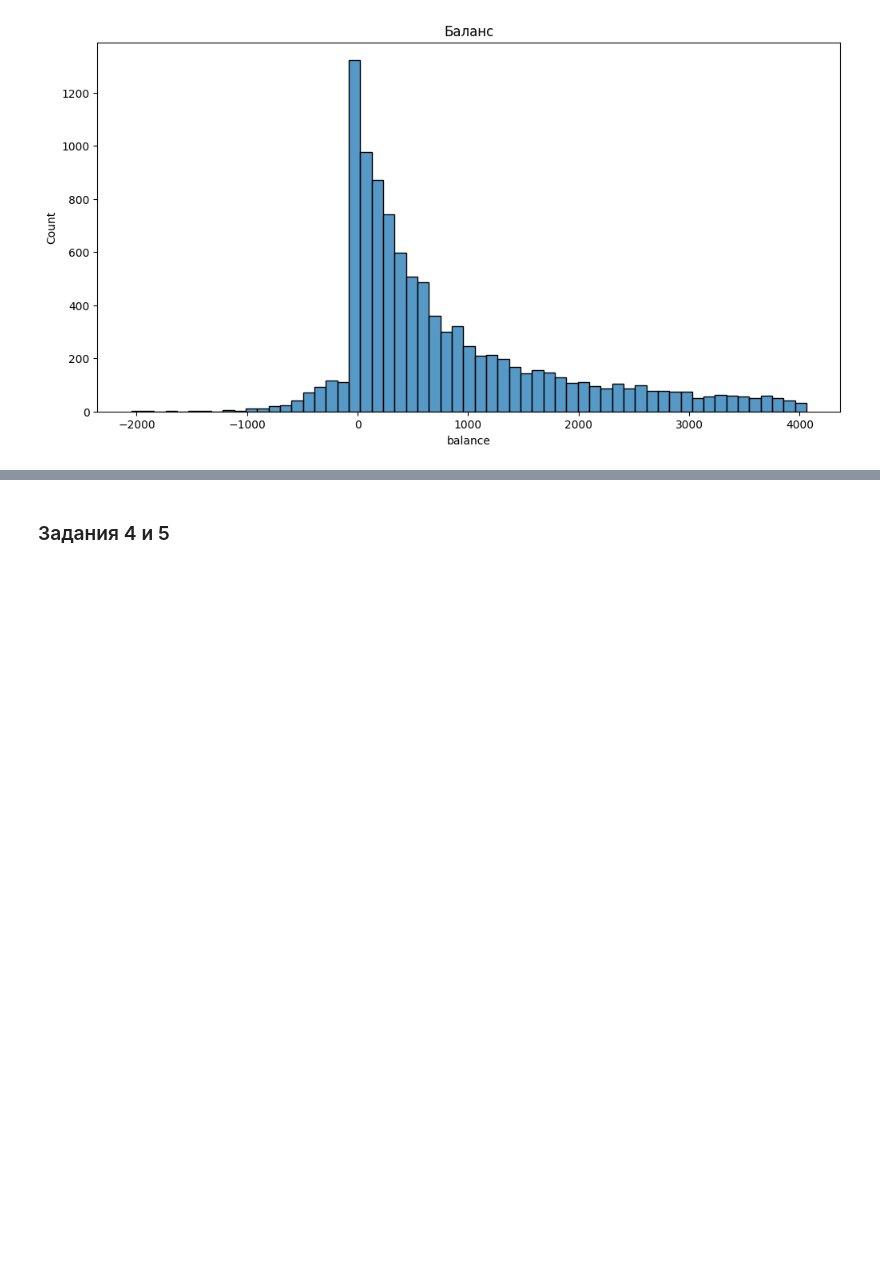
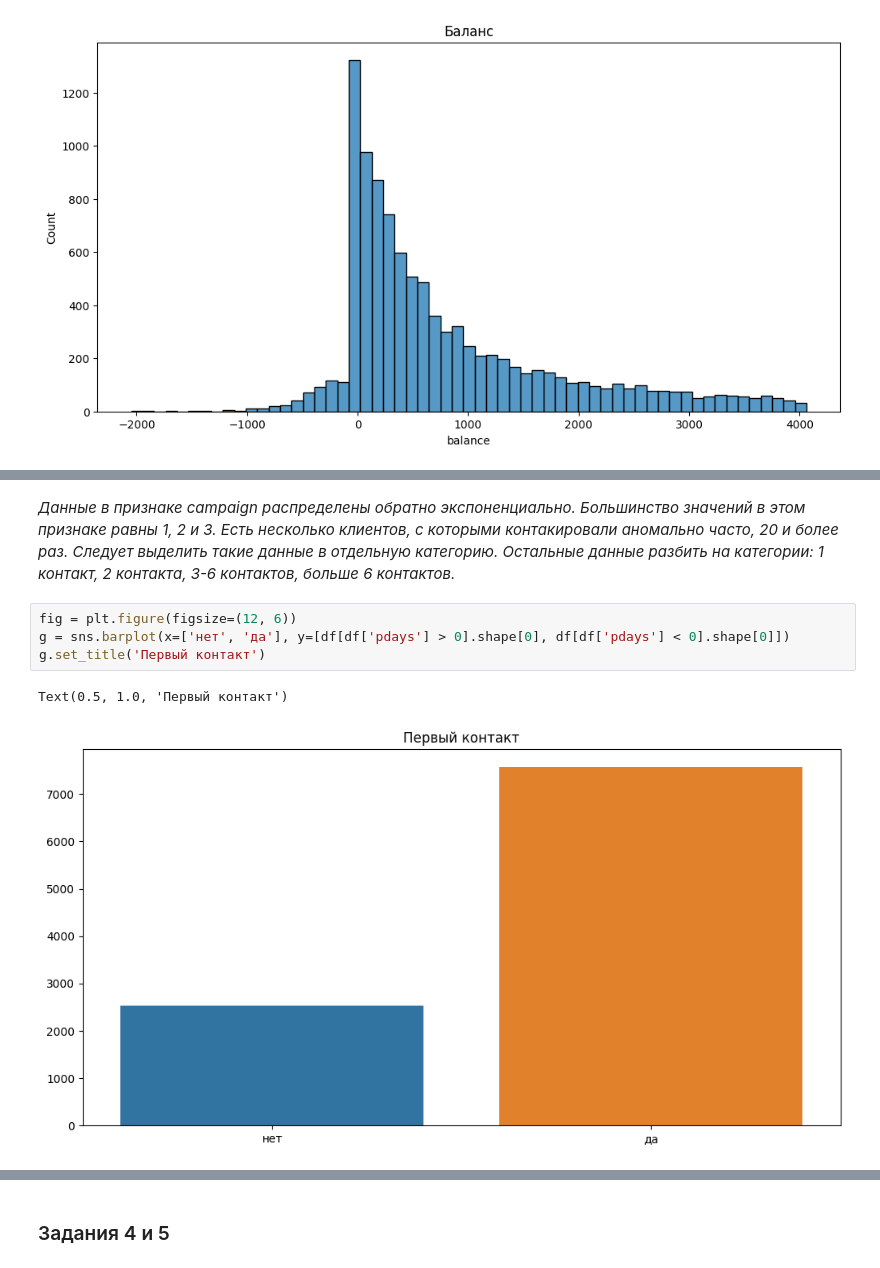
Before and after one commit to slagovskiy/DST, a Jupyter notebook: Project-4/Project_4_template.ipynb, the cells around one changed output, grey strips where cells are left out. Cells and saved outputs as stored; diff of their text form; blank space fills up the shorter version.

```diff
--- a/Project-4/Project_4_template.ipynb
+++ b/Project-4/Project_4_template.ipynb
@@ -298,0 +321,9 @@ Text(0.5, 1.0, 'Баланс')
+# %% [markdown]
+*Данные в признаке campaign распределены обратно экспоненциально. Большинство значений в этом признаке равны 1, 2 и 3. Есть несколько клиентов, с которыми контакировали аномально часто, 20 и более раз. Следует выделить такие данные в отдельную категорию. Остальные данные разбить на категории: 1 контакт, 2 контакта, 3-6 контактов, больше 6 контактов.*
+# %%
+fig = plt.figure(figsize=(12, 6))
+g = sns.barplot(x=['нет', 'да'], y=[df[df['pdays'] > 0].shape[0], df[df['pdays'] < 0].shape[0]])
+g.set_title('Первый контакт')
+# %% [output]
+Text(0.5, 1.0, 'Первый контакт')
+[figure, added]
```
Also changed, not shown: parts of 77 cells of this notebook.
